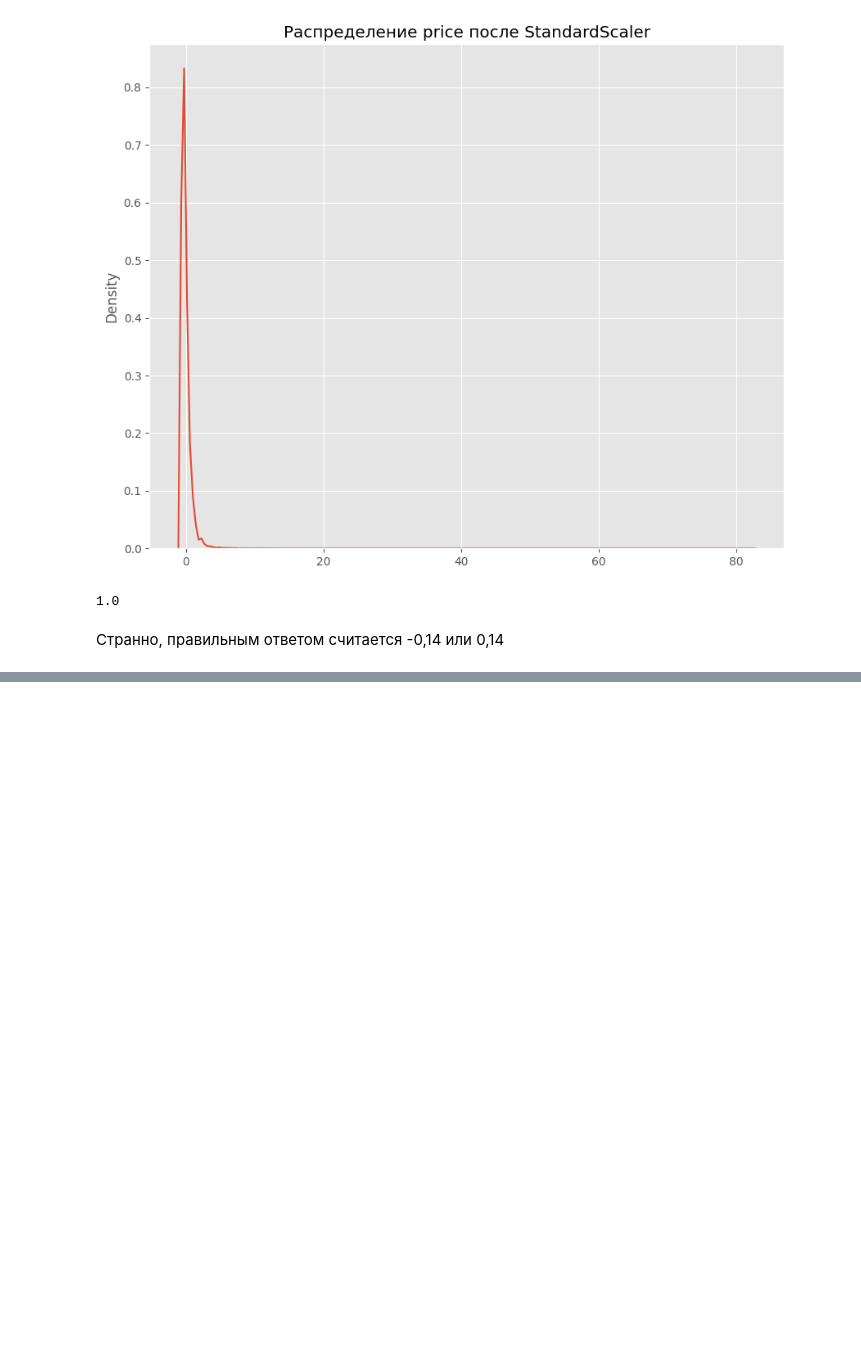
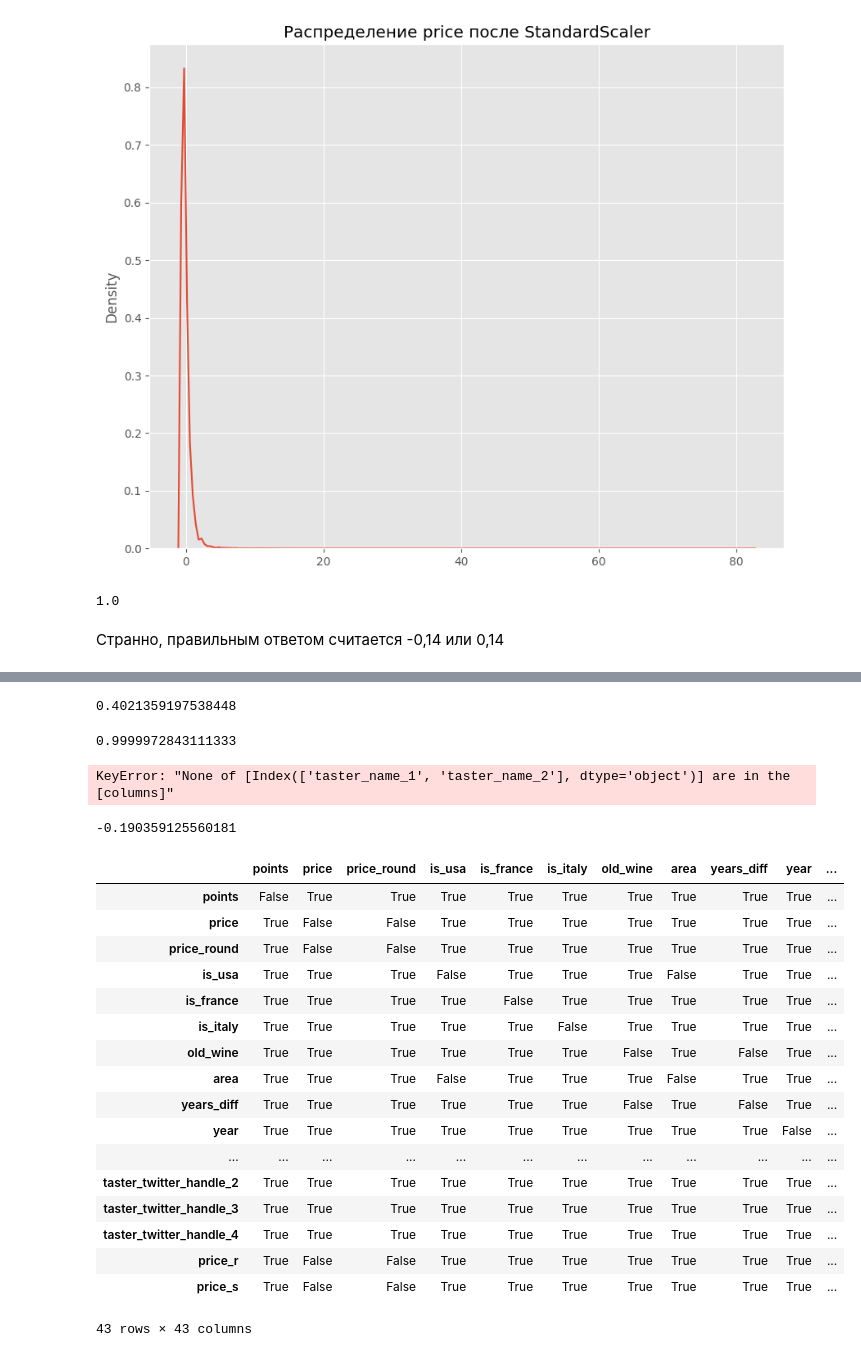
Before and after one commit to alexey300479/sf_datascience_2022, a Jupyter notebook: EDA_3/wine_eda.ipynb, the cells around one changed output, grey strips where cells are left out. Drawn from its saved outputs; the diff is of its cells as text; code cells hidden in the pictures; blank space fills up the shorter version.

```diff
--- a/EDA_3/wine_eda.ipynb
+++ b/EDA_3/wine_eda.ipynb
@@ -952,0 +1017,37 @@ round(data.price_s.iloc[129968], 2)
+# %%
+data[['price', 'points']].corr().iloc[0,1]
+# %% [output]
+0.4021359197538448
+# %%
+data[['price', 'price_round']].corr().iloc[0,1]
+# %% [output]
+0.9999972843111333
+# %%
+data[['taster_name_1', 'taster_name_2']].corr().iloc[0,1]
+# %% [output]
+KeyError: "None of [Index(['taster_name_1', 'taster_name_2'], dtype='object')] are in the [columns]"
+# %%
+data[['is_italy', 'is_france']].corr().iloc[0,1]
+# %% [output]
+-0.190359125560181
+# %%
+np.abs(data.corr()) < 0.7
+# %% [output]
+|  | points | price | price_round | is_usa | is_france | is_italy | old_wine | area | years_diff | year | ... |
+| points | False | True | True | True | True | True | True | True | True | True | ... |
+| price | True | False | False | True | True | True | True | True | True | True | ... |
+| price_round | True | False | False | True | True | True | True | True | True | True | ... |
+| is_usa | True | True | True | False | True | True | True | False | True | True | ... |
+| is_france | True | True | True | True | False | True | True | True | True | True | ... |
+| is_italy | True | True | True | True | True | False | True | True | True | True | ... |
+| old_wine | True | True | True | True | True | True | False | True | False | True | ... |
+| area | True | True | True | False | True | True | True | False | True | True | ... |
+| years_diff | True | True | True | True | True | True | False | True | False | True | ... |
+| year | True | True | True | True | True | True | True | True | True | False | ... |
+| ... | ... | ... | ... | ... | ... | ... | ... | ... | ... | ... | ... |
+| taster_twitter_handle_2 | True | True | True | True | True | True | True | True | True | True | ... |
+| taster_twitter_handle_3 | True | True | True | True | True | True | True | True | True | True | ... |
+| taster_twitter_handle_4 | True | True | True | True | True | True | True | True | True | True | ... |
+| price_r | True | False | False | True | True | True | True | True | True | True | ... |
+| price_s | True | False | False | True | True | True | True | True | True | True | ... |
+43 rows × 43 columns
```
Also changed, not shown: parts of 6 cells of this notebook, 1 other file.
